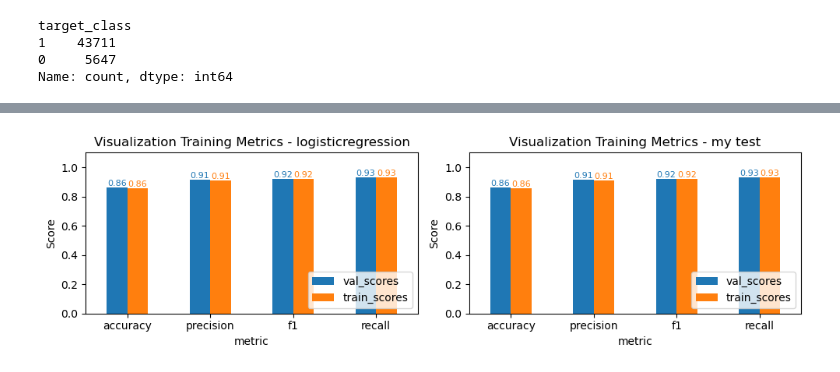
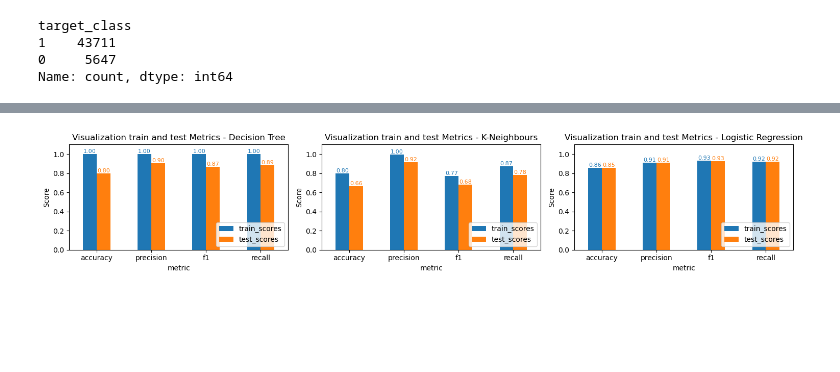
Before and after one commit to mishelly-h/user-churn, a Jupyter notebook: analysis/analysis.ipynb, the cells around one changed output, grey strips where cells are left out. Drawn from its saved outputs; the diff is of its cells as text; code cells hidden in the pictures; blank space fills up the shorter version.

```diff
--- a/analysis/analysis.ipynb
+++ b/analysis/analysis.ipynb
@@ -98,0 +324,10 @@ Name: count, dtype: int64
+# %%
+# evaluate performnce LR
+y_pred_train = pipe_lr.predict(X_train)
+y_pred_test = pipe_lr.predict(X_test)
+
+test_scores_lr = get_test_scores(y_train, y_test,
+                                 y_pred_train, y_pred_test,
+                                 model_name='Logistic Regression')
+
+test_scores_lr
@@ -98,0 +380,11 @@ Name: count, dtype: int64
+# %%
+# performance
+
+y_pred_train = pipe_tree.predict(X_train)
+y_pred_test = pipe_tree.predict(X_test)
+
+test_scores_tree = get_test_scores(y_train, y_test,
+                                   y_pred_train, y_pred_test,
+                                   model_name='Decision Tree')
+
+test_scores_tree
@@ -98,0 +399,17 @@ Name: count, dtype: int64
+# %%
+# performance
+pipe_kn = make_pipeline(ADASYN(random_state=1010),
+                        StandardScaler(),
+                        KNeighborsClassifier()
+                         )
+
+pipe_kn.fit(X_train, y_train)
+
+y_pred_train = pipe_kn.predict(X_train)
+y_pred_test = pipe_kn.predict(X_test)
+
+test_scores_kn = get_test_scores(y_train, y_test,
+                                 y_pred_train, y_pred_test,
+                                 model_name='K-Neighbours')
+
+test_scores_kn
@@ -232,4 +423,0 @@ def visualize_training_by_model(df):
-# %%
-visualize_training_by_model(test)
-# %% [output]
-[figure, removed]
@@ -238,0 +424,7 @@ y_pred = pipe.predict(X_test)
+# %%
+test_scores_df = pd.concat([test_scores_lr, test_scores_tree, test_scores_kn],
+                           ignore_index=True)
+
+visualize_scores_by_model(test_scores_df, training=False)
+# %% [output]
+[figure, added]
```
Also changed, not shown: parts of 28 cells of this notebook.
